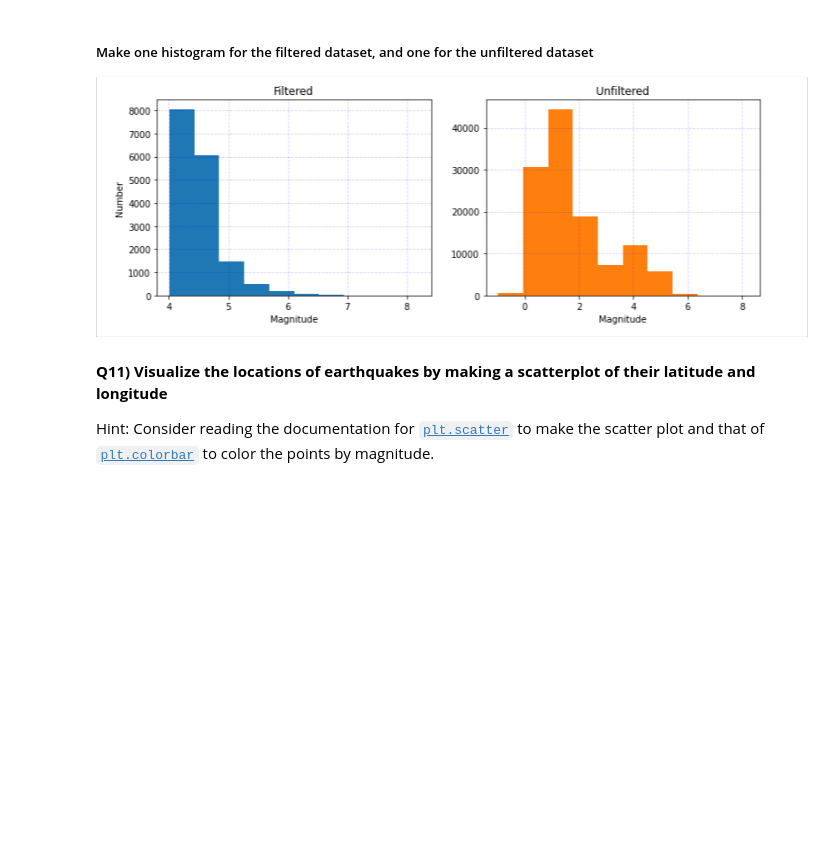
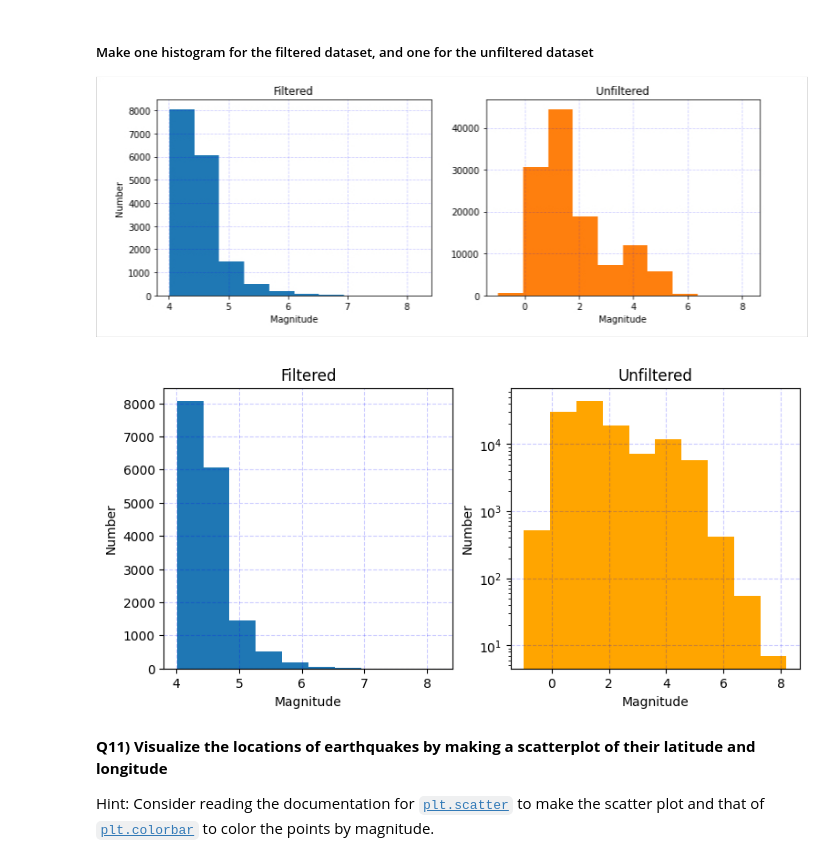
Before and after one commit to Celestin02/2024_Intro_Python, a Jupyter notebook: W3_S1.ipynb, the cells around one changed output. Cells and saved outputs as stored; diff of their text form; code cells hidden in the pictures; blank space fills up the shorter version.

```diff
--- a/W3_S1.ipynb
+++ b/W3_S1.ipynb
@@ -365,6 +434,20 @@ __.______(___)
 ![aaaaa10.jpg](embedded-picture-1)
 # %%
 # Make a figure with two subplots, and use one subplot to show the filtered dataset histogram and the other for the unfiltered dataset histogram
+fig,(ax0,ax1) = plt.subplots(nrows=1,ncols=2,figsize=(9,4))
+ax0.hist(df_filtered['mag'])
+ax0.set_xlabel('Magnitude')
+ax0.set_ylabel('Number')
+ax0.set_title('Filtered')
+ax0.grid(alpha=0.2,c='b',ls='--')
+ax1.hist(df['mag'],color='orange')
+ax1.set_xlabel('Magnitude')
+ax1.set_ylabel('Number')
+ax1.set_title('Unfiltered')
+ax1.grid(alpha=0.2,c='b',ls='--')
+ax1.set_yscale('log')
+# %% [output]
+[figure, added]
 # %%
 #@markdown Fill in the blank version. Double click to reveal
 # Make one histogram for the filtered dataset, and one for the unfiltered dataset
```
Also changed, not shown: parts of 16 cells of this notebook.
